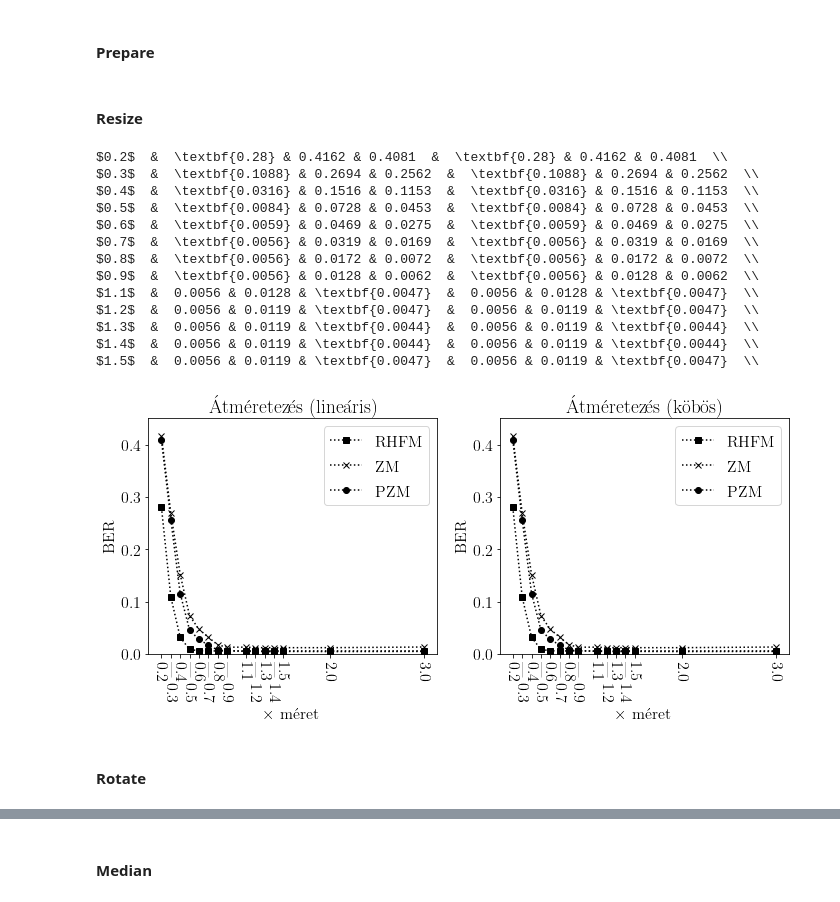
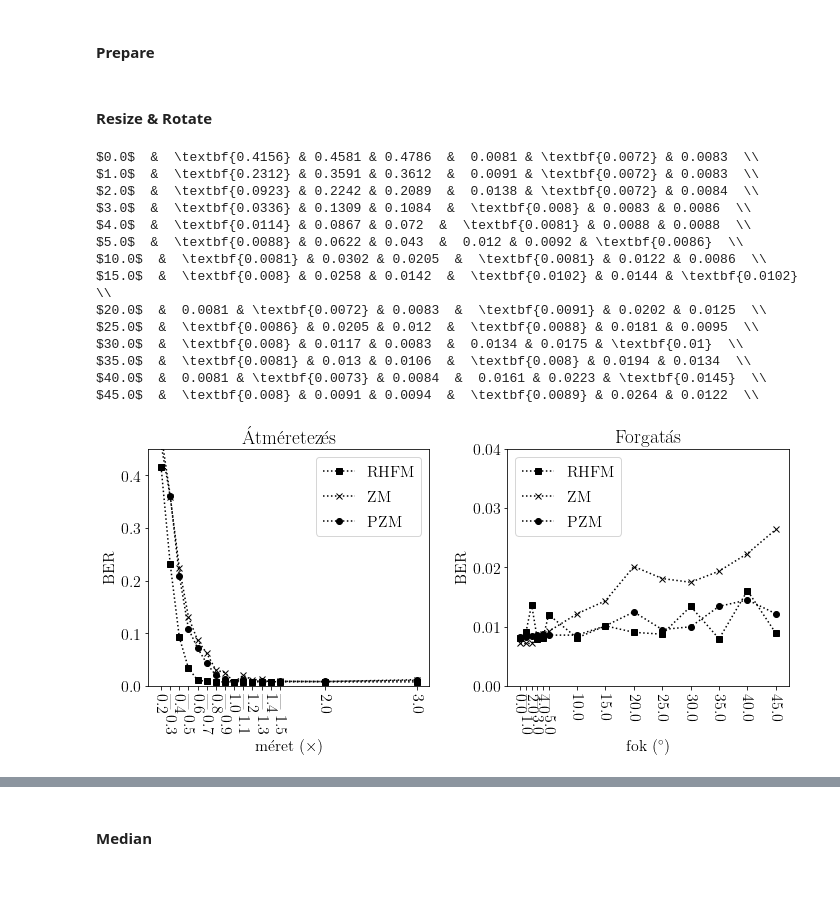
Before and after one commit to gkrupp/watermarking, a Jupyter notebook: plotgen/transforms/geometry.ipynb, the cells around one changed output, grey strips where cells are left out. Drawn from its saved outputs; the diff is of its cells as text; code cells hidden in the pictures.

```diff
--- a/plotgen/transforms/geometry.ipynb
+++ b/plotgen/transforms/geometry.ipynb
@@ -85,39 +85,38 @@ def plot_field(plt, ax, field, xlabel, ylabel, ylim, pad=[], padlen=3):
     plt.setp(ax.get_xticklabels(), rotation=270)
     ax.legend()
 # %% [markdown]
-#### Resize
+#### Resize & Rotate
 # %%
 scale = lambda x: '$'+str(x)+'$'
 make_table([
     ('Resize/Linear/', scale),
-    ('Resize/Bicubic/', scale),
+    ('Rotate/Linear/', scale),
 ])
 # %% [output]
-$0.2$  &  \textbf{0.28} & 0.4162 & 0.4081  &  \textbf{0.28} & 0.4162 & 0.4081  \\
-$0.3$  &  \textbf{0.1088} & 0.2694 & 0.2562  &  \textbf{0.1088} & 0.2694 & 0.2562  \\
-$0.4$  &  \textbf{0.0316} & 0.1516 & 0.1153  &  \textbf{0.0316} & 0.1516 & 0.1153  \\
-$0.5$  &  \textbf{0.0084} & 0.0728 & 0.0453  &  \textbf{0.0084} & 0.0728 & 0.0453  \\
-$0.6$  &  \textbf{0.0059} & 0.0469 & 0.0275  &  \textbf{0.0059} & 0.0469 & 0.0275  \\
-$0.7$  &  \textbf{0.0056} & 0.0319 & 0.0169  &  \textbf{0.0056} & 0.0319 & 0.0169  \\
-$0.8$  &  \textbf{0.0056} & 0.0172 & 0.0072  &  \textbf{0.0056} & 0.0172 & 0.0072  \\
-$0.9$  &  \textbf{0.0056} & 0.0128 & 0.0062  &  \textbf{0.0056} & 0.0128 & 0.0062  \\
-$1.1$  &  0.0056 & 0.0128 & \textbf{0.0047}  &  0.0056 & 0.0128 & \textbf{0.0047}  \\
-$1.2$  &  0.0056 & 0.0119 & \textbf{0.0047}  &  0.0056 & 0.0119 & \textbf{0.0047}  \\
-$1.3$  &  0.0056 & 0.0119 & \textbf{0.0044}  &  0.0056 & 0.0119 & \textbf{0.0044}  \\
-$1.4$  &  0.0056 & 0.0119 & \textbf{0.0044}  &  0.0056 & 0.0119 & \textbf{0.0044}  \\
-$1.5$  &  0.0056 & 0.0119 & \textbf{0.0047}  &  0.0056 & 0.0119 & \textbf{0.0047}  \\
+$0.0$  &  \textbf{0.4156} & 0.4581 & 0.4786  &  0.0081 & \textbf{0.0072} & 0.0083  \\
+$1.0$  &  \textbf{0.2312} & 0.3591 & 0.3612  &  0.0091 & \textbf{0.0072} & 0.0083  \\
+$2.0$  &  \textbf{0.0923} & 0.2242 & 0.2089  &  0.0138 & \textbf{0.0072} & 0.0084  \\
+$3.0$  &  \textbf{0.0336} & 0.1309 & 0.1084  &  \textbf{0.008} & 0.0083 & 0.0086  \\
+$4.0$  &  \textbf{0.0114} & 0.0867 & 0.072  &  \textbf{0.0081} & 0.0088 & 0.0088  \\
+$5.0$  &  \textbf{0.0088} & 0.0622 & 0.043  &  0.012 & 0.0092 & \textbf{0.0086}  \\
+$10.0$  &  \textbf{0.0081} & 0.0302 & 0.0205  &  \textbf{0.0081} & 0.0122 & 0.0086  \\
+$15.0$  &  \textbf{0.008} & 0.0258 & 0.0142  &  \textbf{0.0102} & 0.0144 & \textbf{0.0102}  \\
+$20.0$  &  0.0081 & \textbf{0.0072} & 0.0083  &  \textbf{0.0091} & 0.0202 & 0.0125  \\
+$25.0$  &  \textbf{0.0086} & 0.0205 & 0.012  &  \textbf{0.0088} & 0.0181 & 0.0095  \\
+$30.0$  &  \textbf{0.008} & 0.0117 & 0.0083  &  0.0134 & 0.0175 & \textbf{0.01}  \\
+$35.0$  &  \textbf{0.0081} & 0.013 & 0.0106  &  \textbf{0.008} & 0.0194 & 0.0134  \\
+$40.0$  &  0.0081 & \textbf{0.0073} & 0.0084  &  0.0161 & 0.0223 & \textbf{0.0145}  \\
+$45.0$  &  \textbf{0.008} & 0.0091 & 0.0094  &  \textbf{0.0089} & 0.0264 & 0.0122  \\
 # %%
 fig, axes = plt.subplots(1,2, figsize=(10,5))
 
-xs, ys_rhfm, ys_zm, ys_pzm = extraxt(list(filter(lambda name:name.startswith('Resize/Linear'),rhfm.columns)))
-plot_field(plt, axes[0], 'Átméretezés (lineáris)', '$\\times$ méret', 'BER', (0,0.45), pad=[1,3,5,7,9,11], padlen=3)
-xs, ys_rhfm, ys_zm, ys_pzm = extraxt(list(filter(lambda name:name.startswith('Resize/Bicubic'),rhfm.columns)))
-plot_field(plt, axes[1], 'Átméretezés (köbös)', '$\\times$ méret', 'BER', (0,0.45), pad=[1,3,5,7,9,11], padlen=3)
+xs, ys_rhfm, ys_zm, ys_pzm = extraxt(list(filter(lambda name:name.startswith('Resize/Linear/'),rhfm.columns)))
+plot_field(plt, axes[0], 'Átméretezés', 'méret ($\\times$)', 'BER', (0,0.45), pad=[1,3,5,7,9,11,13], padlen=3)
+xs, ys_rhfm, ys_zm, ys_pzm = extraxt(list(filter(lambda name:name.startswith('Rotate/Linear/'),rhfm.columns)))
+plot_field(plt, axes[1], 'Forgatás', 'fok ($^{\circ}$)', 'BER', (0,0.04), pad=[1,3,5], padlen=3)
 
 plt.tight_layout()
-plt.savefig('bs_resize.png', dpi=300)
+plt.savefig('bs_resize_rotate.png', dpi=300)
 plt.show()
 # %% [output]
-[figure, old version]
+[figure, new version]
-# %% [markdown]
-#### Rotate
```
Also changed, not shown: parts of 15 cells of this notebook, 31 other files.
